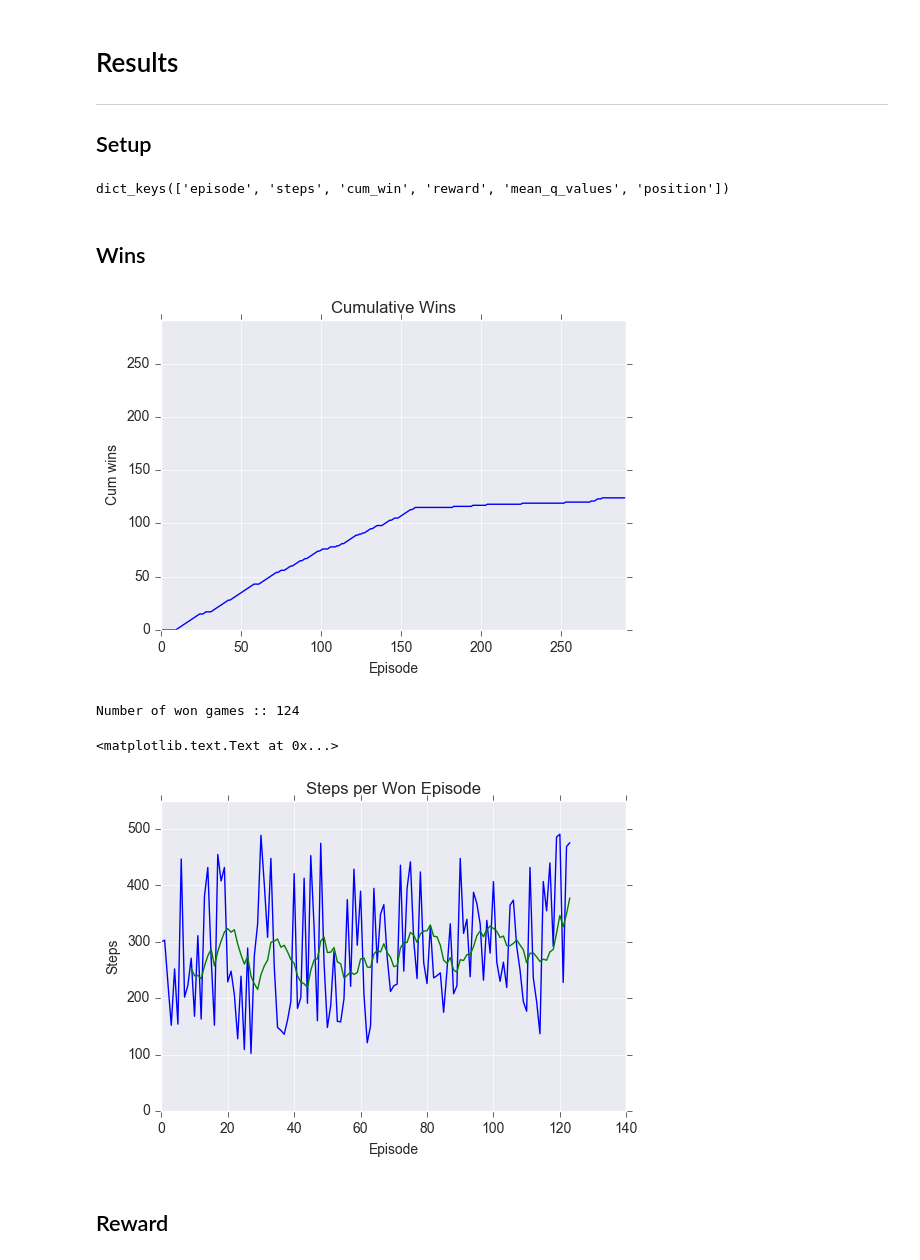
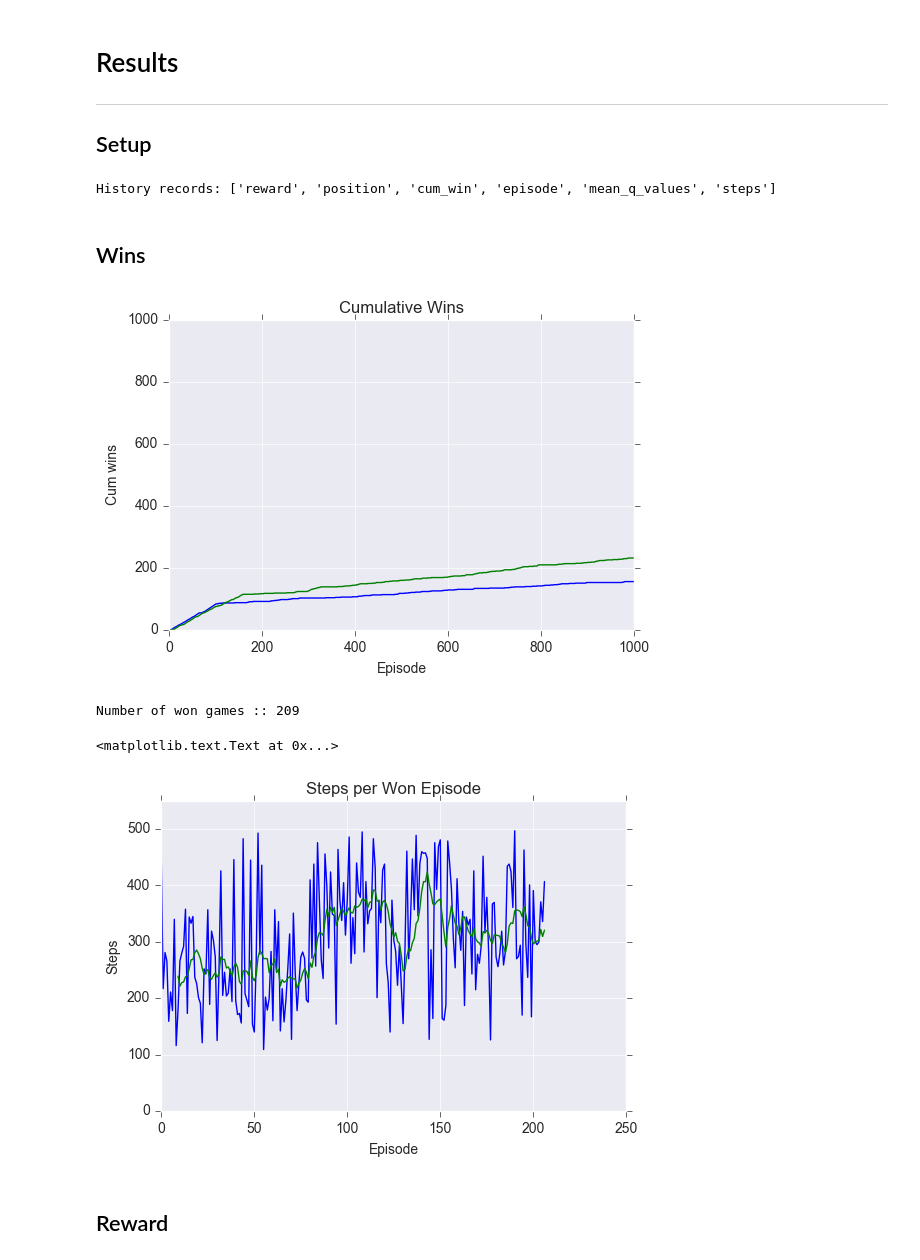
Before and after one commit to dtriepke/Deep_Q_Learning_MountainCar, a Jupyter notebook: DeepQLearning.ipynb, the cells around one changed output. Cells and saved outputs as stored; diff of their text form; code cells hidden in the pictures.

```diff
--- a/DeepQLearning.ipynb
+++ b/DeepQLearning.ipynb
@@ -162,31 +163,42 @@ import json
 
 %matplotlib inline
 sns.set_style("darkgrid")
-# %%
-# Load data
-path = "data/history/version_simple_max_memory/"
-f = open(path + "history.json")
-history = json.loads(f.read())
-
-history.keys()
-# %% [output]
-dict_keys(['episode', 'steps', 'cum_win', 'reward', 'mean_q_values', 'position'])
+# %%
+def loadHistory(path):
+    f = open(path + "history.json")
+    return json.loads(f.read())
+
+# Load version simple
+path = "data/history/version_simple/"
+history = loadHistory(path)
+
+# load version simple with max memory
+path = "data/history/version_simple_max_memory/"
+history2 = loadHistory(path)
+# %%
+print("History records: %s" %[i for i in history.keys()])
+# %% [output]
+History records: ['reward', 'position', 'cum_win', 'episode', 'mean_q_values', 'steps']
 # %% [markdown]
 ## Wins
 # %%
 wins = history["cum_win"]
+wins2 = history2["cum_win"]
 plt.plot(wins)
+plt.plot(wins2)
 plt.xlabel('Episode')
 plt.ylabel('Cum wins')
 plt.title('Cumulative Wins')
-plt.ylim(0, max(history["episode"]))
-plt.xlim(0, max(history["episode"]))
+#plt.ylim(0, max(history["episode"]))
+#plt.xlim(0, max(history["episode"]))
+plt.ylim(0,1000)
+plt.xlim(0, 1000)
 #plt.savefig('pic/simple_version_cum_win.png')
 plt.show()
 print("Number of won games :: %s" % wins[len(wins) -1 ])
 # %% [output]
-[figure, old version]
+[figure, new version]
-Number of won games :: 124
+Number of won games :: 209
 # %%
 # Steps per win
 steps = history["steps"]
@@ -201,7 +213,7 @@ plt.ylim(0, 550)
 plt.title('Steps per Won Episode')
 # %% [output]
 <matplotlib.text.Text at 0x...>
-[figure, old version]
+[figure, new version]
 # %% [markdown]
 ## Reward
 # %%
```
Also changed, not shown: parts of 7 cells of this notebook, 5 other files.
